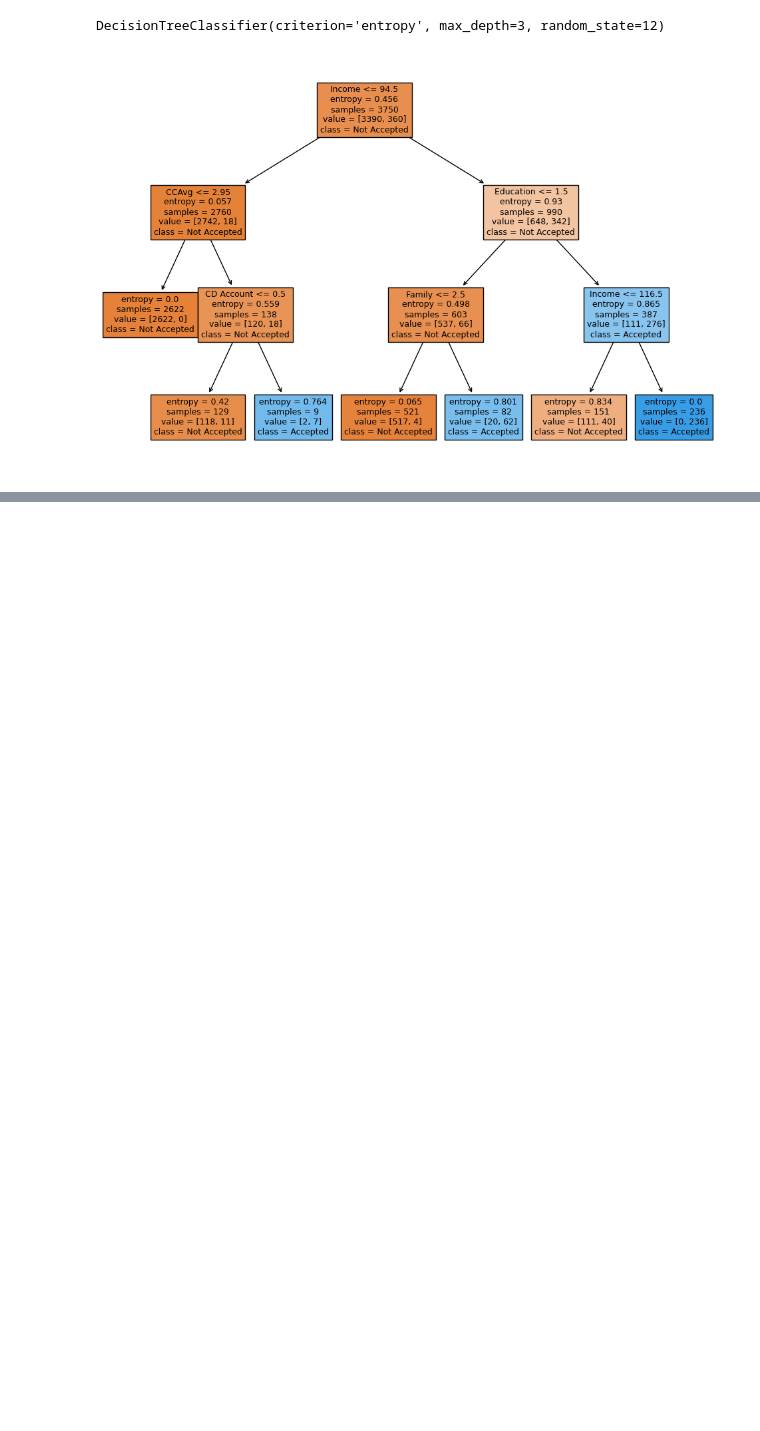
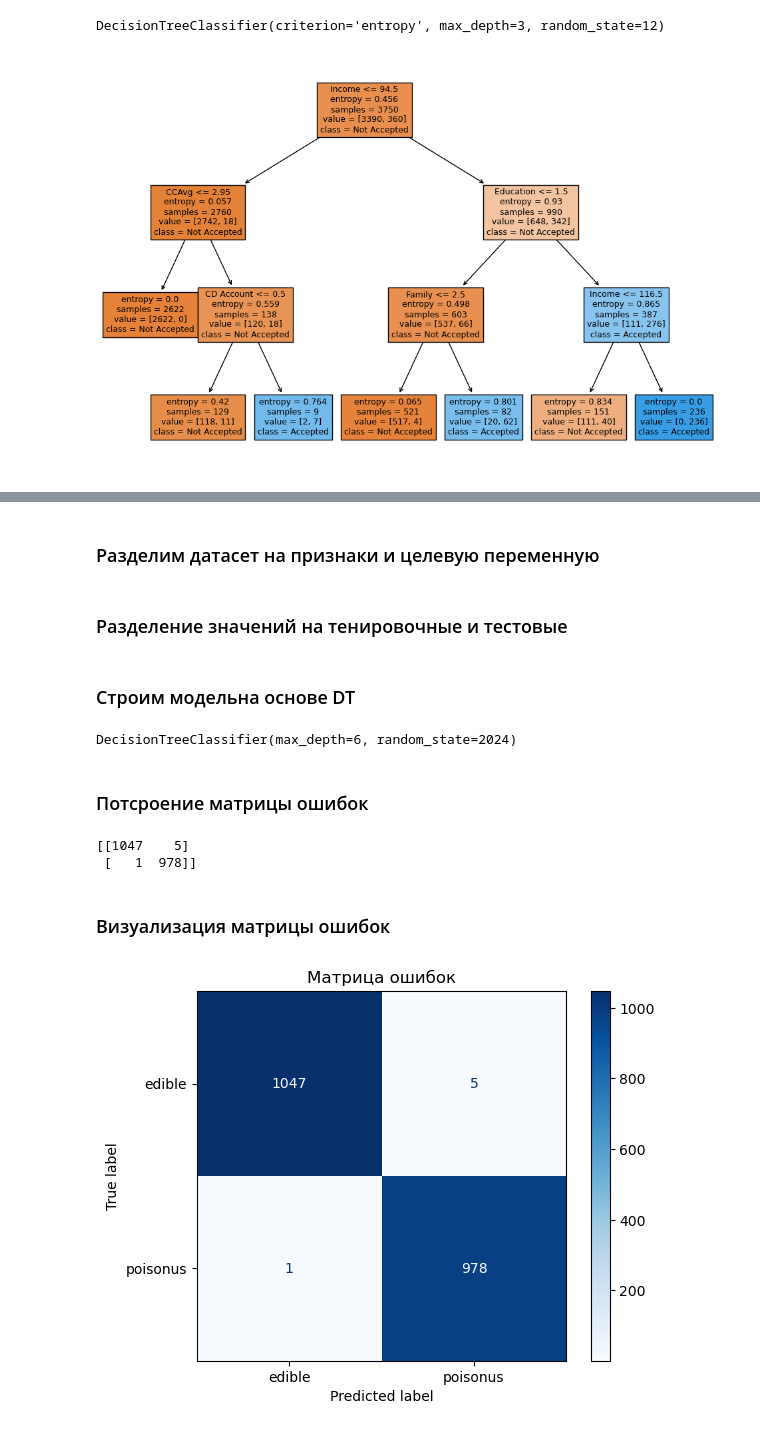
Before and after one commit to Nikolay-KY/big_data_02_24, a Jupyter notebook: day_07.ipynb, the cells around one changed output, grey strips where cells are left out. Drawn from its saved outputs; the diff is of its cells as text; code cells hidden in the pictures; blank space fills up the shorter version.

```diff
--- a/day_07.ipynb
+++ b/day_07.ipynb
@@ -44,0 +82,34 @@ plt.show()
+# %% [markdown]
+### Разделим датасет на признаки и целевую переменную
+# %%
+X = data_encoded.drop("class_p", axis=1)
+y = data_encoded["class_p"]
+# %% [markdown]
+### Разделение значений на тенировочные и тестовые
+# %%
+X_train, X_test, y_train, y_test = train_test_split(X, y, test_size=0.25, random_state=2024, stratify=y)
+# %% [markdown]
+### Строим модельна основе DT
+# %%
+dt = DecisionTreeClassifier(max_depth=6, random_state=2024)
+dt.fit(X_train, y_train)
+# %% [output]
+DecisionTreeClassifier(max_depth=6, random_state=2024)
+# %% [markdown]
+### Потсроение матрицы ошибок
+# %%
+y_pred_test = dt.predict(X_test)
+conf_matriix = confusion_matrix(y_test, y_pred_test)
+print(conf_matriix)
+# %% [output]
+[[1047    5]
+ [   1  978]]
+# %% [markdown]
+### Визуализация матрицы ошибок
+# %%
+disp = ConfusionMatrixDisplay(confusion_matrix=conf_matriix, display_labels=["edible", "poisonus"])
+disp.plot(cmap="Blues", values_format = "d")
+plt.title("Матрица ошибок")
+plt.show()
+# %% [output]
+[figure, added]
```
Also changed, not shown: parts of 15 cells of this notebook, 1 other file.
